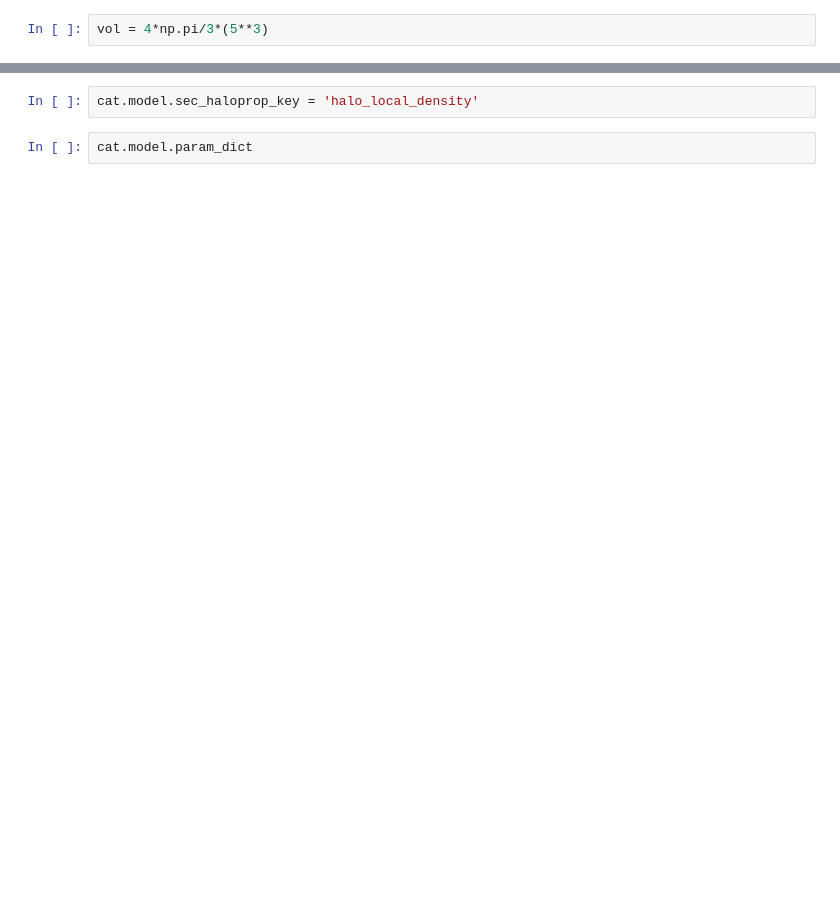
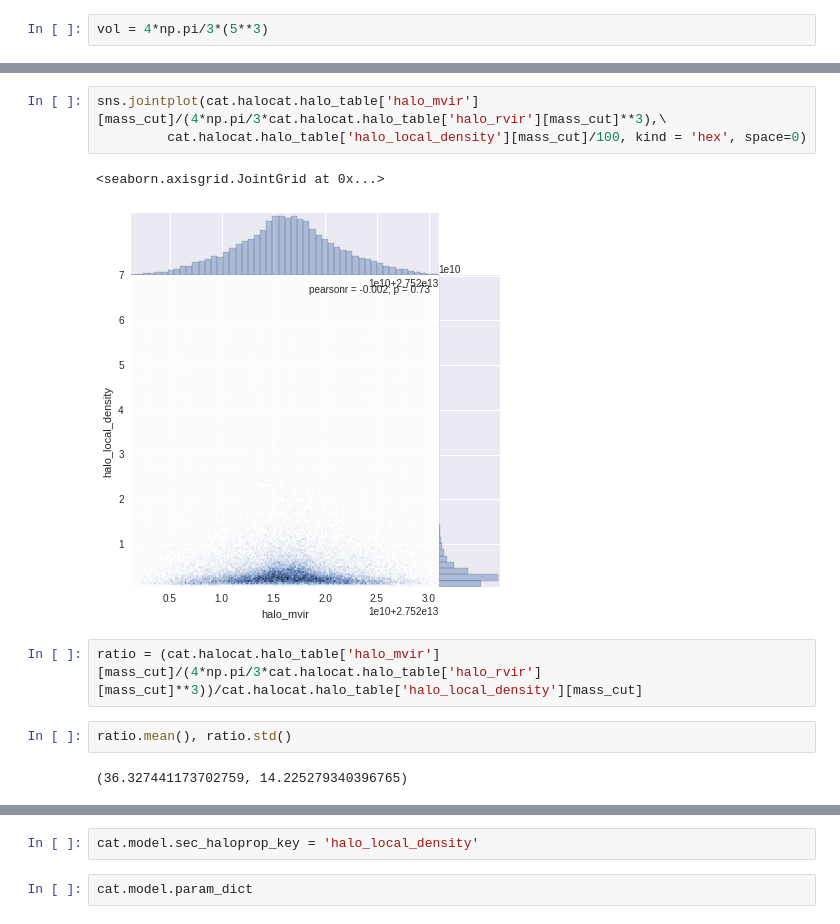
Before and after one commit to mclaughlin6464/pearce, a Jupyter notebook: notebooks/Test Cat.ipynb, the cells around one changed output, grey strips where cells are left out. Saved outputs shown, nothing was run; the diff lists cells and outputs as text; blank space fills up the shorter version.

```diff
--- a/notebooks/Test Cat.ipynb
+++ b/notebooks/Test Cat.ipynb
@@ -89,2 +142,14 @@ plt.scatter(cat.halocat.halo_table['halo_nfw_conc'][mass_cut],\
+# %%
+sns.jointplot(cat.halocat.halo_table['halo_mvir'][mass_cut]/(4*np.pi/3*cat.halocat.halo_table['halo_rvir'][mass_cut]**3),\
+         cat.halocat.halo_table['halo_local_density'][mass_cut]/100, kind = 'hex', space=0)
+# %% [output]
+<seaborn.axisgrid.JointGrid at 0x...>
+[figure, added]
+# %%
+ratio = (cat.halocat.halo_table['halo_mvir'][mass_cut]/(4*np.pi/3*cat.halocat.halo_table['halo_rvir'][mass_cut]**3))/cat.halocat.halo_table['halo_local_density'][mass_cut]
+# %%
+ratio.mean(), ratio.std()
+# %% [output]
+(36.327441173702759, 14.225279340396765)
 # %%
 sns.jointplot(cat.halocat.halo_table['halo_nfw_conc'][mass_cut],\
```
Also changed, not shown: parts of 32 cells of this notebook, 3 other files.
